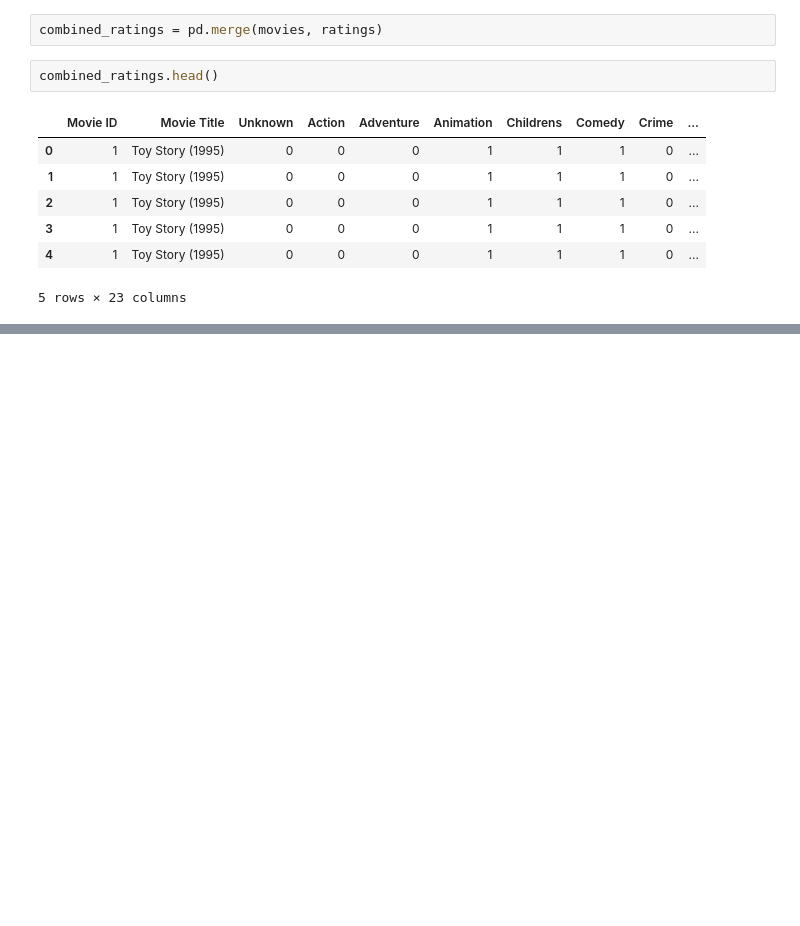
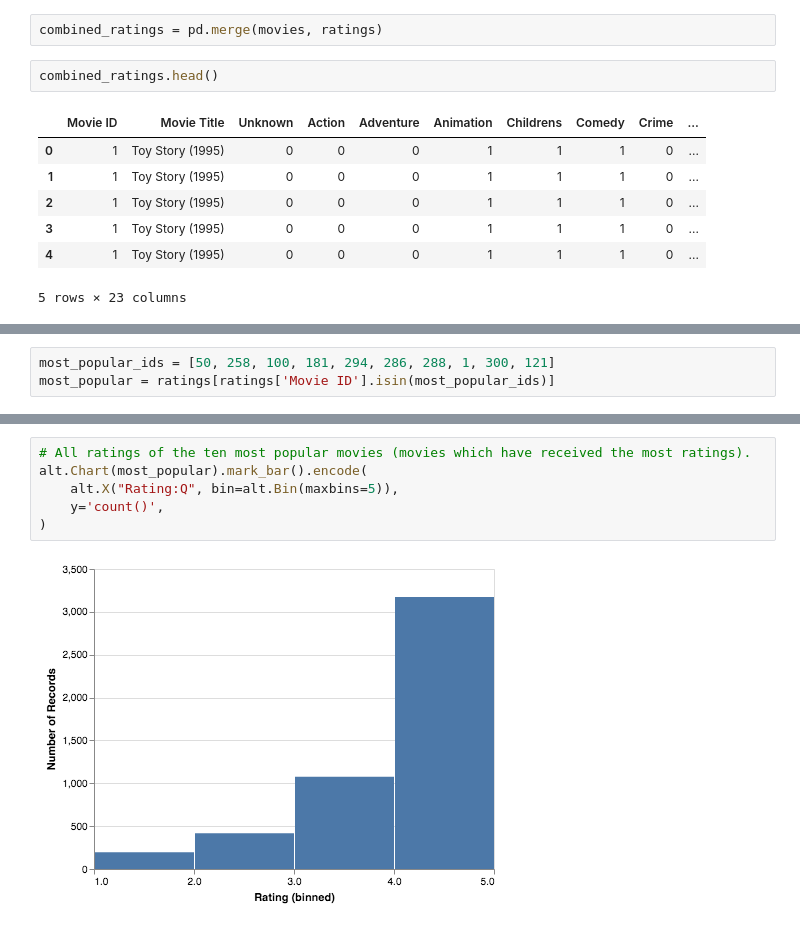
Before and after one commit to maria93101/cs155-kaggle, a Jupyter notebook: movie_visualization/basic_visualizations.ipynb, the cells around one changed output, grey strips where cells are left out. Saved outputs shown, nothing was run; the diff lists cells and outputs as text; blank space fills up the shorter version.

```diff
--- a/movie_visualization/basic_visualizations.ipynb
+++ b/movie_visualization/basic_visualizations.ipynb
@@ -108,0 +106,3 @@ KeyError: 'Movie ID'
+# %%
+most_popular_ids = [50, 258, 100, 181, 294, 286, 288, 1, 300, 121]
+most_popular = ratings[ratings['Movie ID'].isin(most_popular_ids)]
@@ -109,2 +118,10 @@ KeyError: 'Movie ID'
+# %%
+# All ratings of the ten most popular movies (movies which have received the most ratings).
+alt.Chart(most_popular).mark_bar().encode(
+    alt.X("Rating:Q", bin=alt.Bin(maxbins=5)),
+    y='count()',
+)
+# %% [output]
+[figure, added]
 # %%
 # Get all ratings of the ten best movies (movies with the highest average ratings).
```
Also changed, not shown: parts of 11 cells of this notebook, 3 other files.
